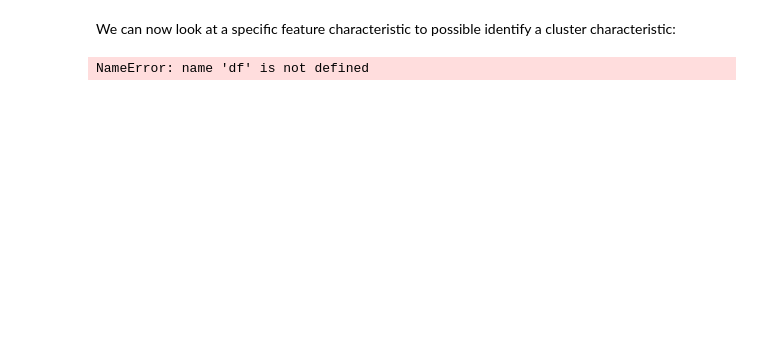
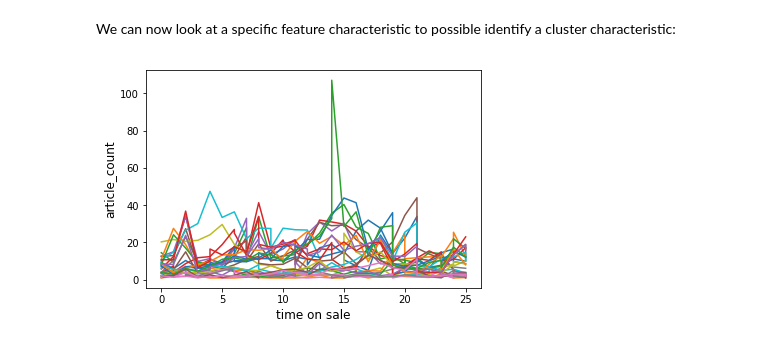
Before and after one commit to indyfree/tailor, a Jupyter notebook: notebooks/05-visualize-article-history.ipynb, the cells around one changed output. Cells and saved outputs as stored; diff of their text form; code cells hidden in the pictures; blank space fills up the shorter version.

```diff
--- a/notebooks/05-visualize-article-history.ipynb
+++ b/notebooks/05-visualize-article-history.ipynb
@@ -56,6 +54,6 @@ plot_feature_history(df, 'Abteilung', 'article_count');
 We can now look at a specific feature characteristic to possible identify a cluster characteristic:
 # %%
 ids = df.loc[(df.Abteilung == 'Abteilung003', 'article_id')].unique()
-plot_article_history(df, ids, 'article_count');
+plot_articles(df, ids, 'article_count', legend=False);
 # %% [output]
-NameError: name 'df' is not defined
+[figure, added]
```
Also changed, not shown: parts of 7 cells of this notebook, 1 other file.
